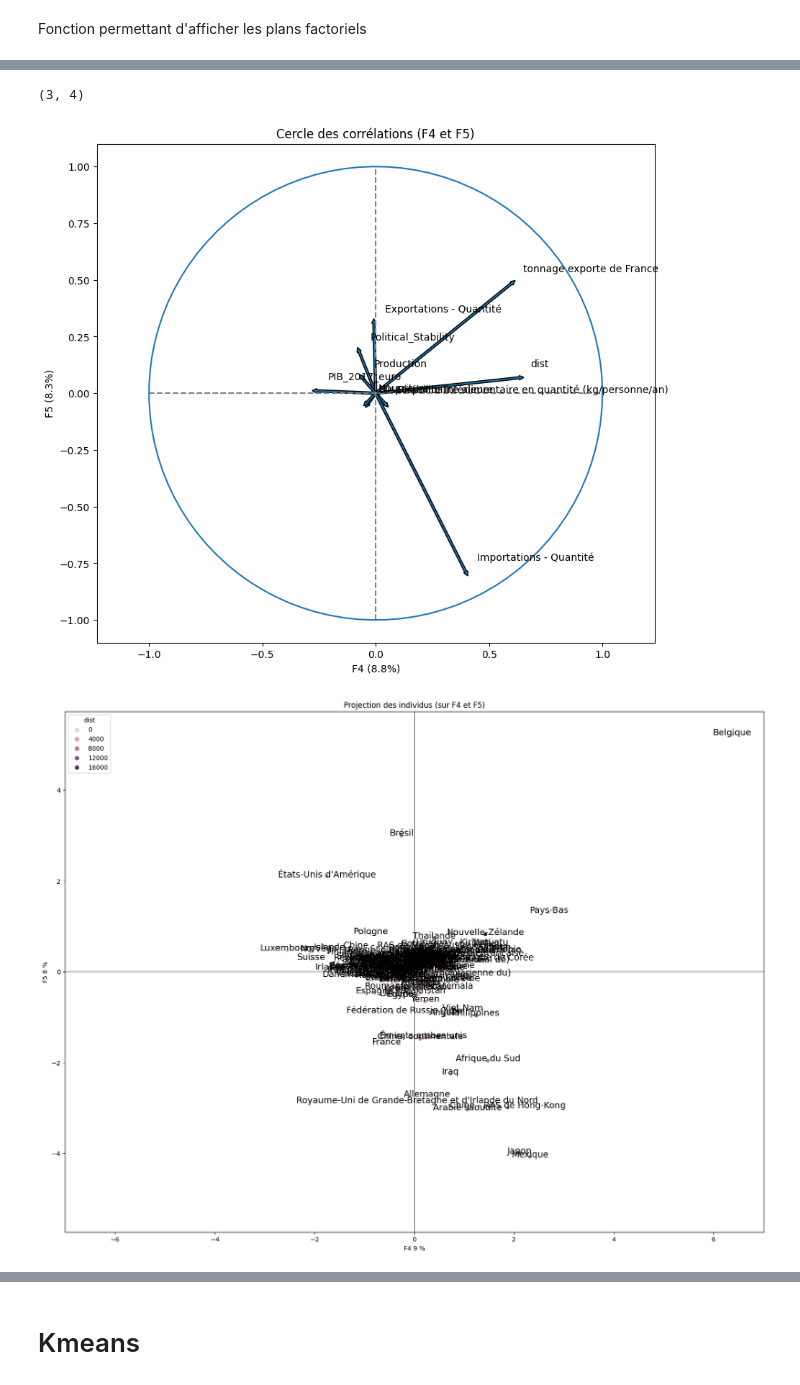
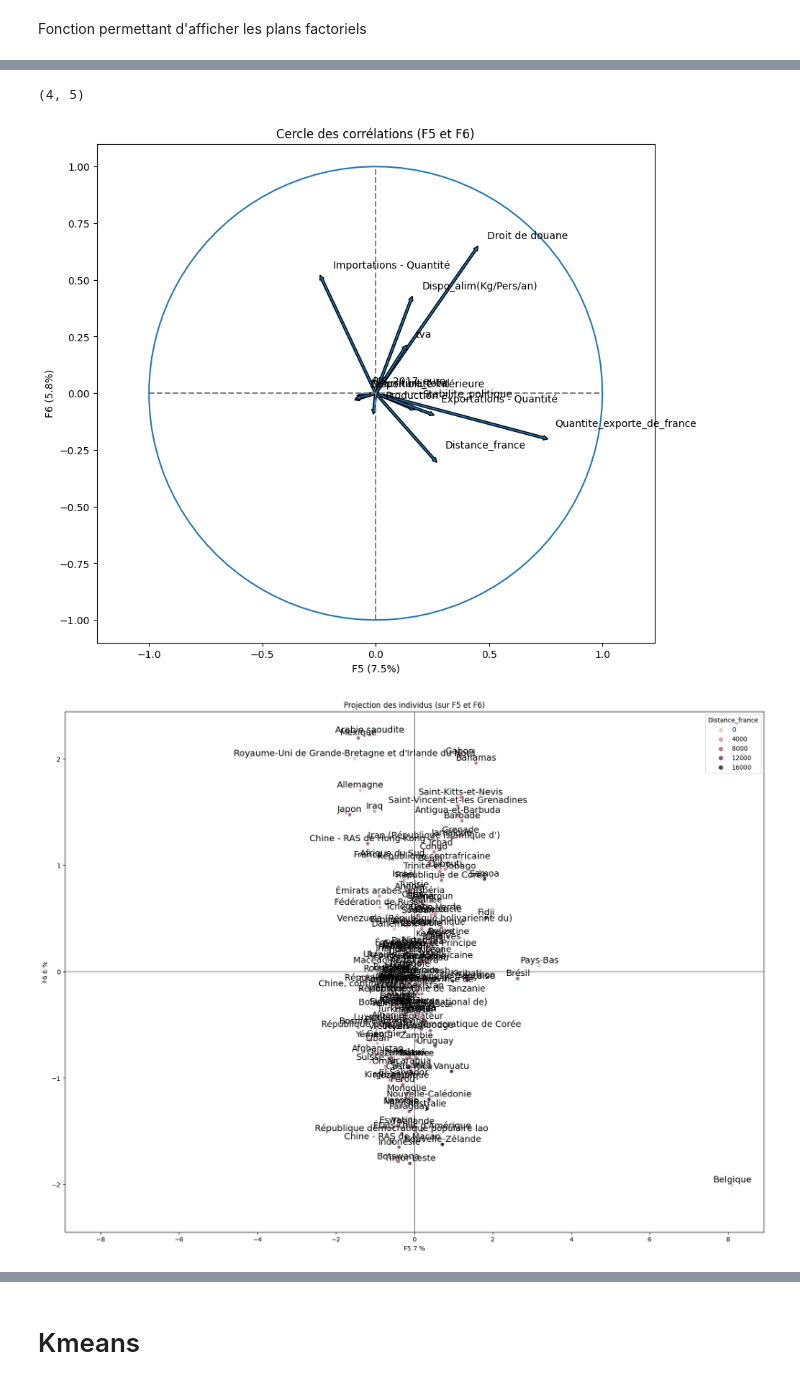
Before and after one commit to sylvain11464/Projet9-realiser-une-etude-de-marche, a Jupyter notebook: Output/Projet 9 analyse.ipynb, the cells around one changed output, grey strips where cells are left out. Drawn from its saved outputs; the diff is of its cells as text; code cells hidden in the pictures.

```diff
--- a/Output/Projet 9 analyse.ipynb
+++ b/Output/Projet 9 analyse.ipynb
@@ -182,5 +198,5 @@ pd.DataFrame(X_scaled).describe().round(2).loc[idx, :]
 # %%
-n_components = 9
+n_components = 11
 # %%
 pca = PCA(n_components=n_components)
 # %%
@@ -481,12 +491,12 @@ display_factorial_planes(X_proj, x_y, clusters=df['dist'])
 # %%
-x_y = (3,4) # on veut le cercle de correlation entre F4 et F5
+x_y = (4,5) # on veut le cercle de correlation entre F5 et F6
 x_y
 # %% [output]
-(3, 4)
+(4, 5)
 # %%
 correlation_graph(pca, x_y, features)
-display_factorial_planes(X_proj, x_y, pca, labels=names, figsize=(20,15), clusters=df['dist'],marker="o")
-display_factorial_planes(X_proj, x_y, clusters=df['dist'])
+display_factorial_planes(X_proj, x_y, pca, labels=names, figsize=(20,15), clusters=df['Distance_france'],marker="o")
+display_factorial_planes(X_proj, x_y, clusters=df['Distance_france'])
 # %% [output]
-[figure, old version]
+[figure, new version]
-[figure, old version]
+[figure, new version]
```
Also changed, not shown: parts of 71 cells of this notebook.
